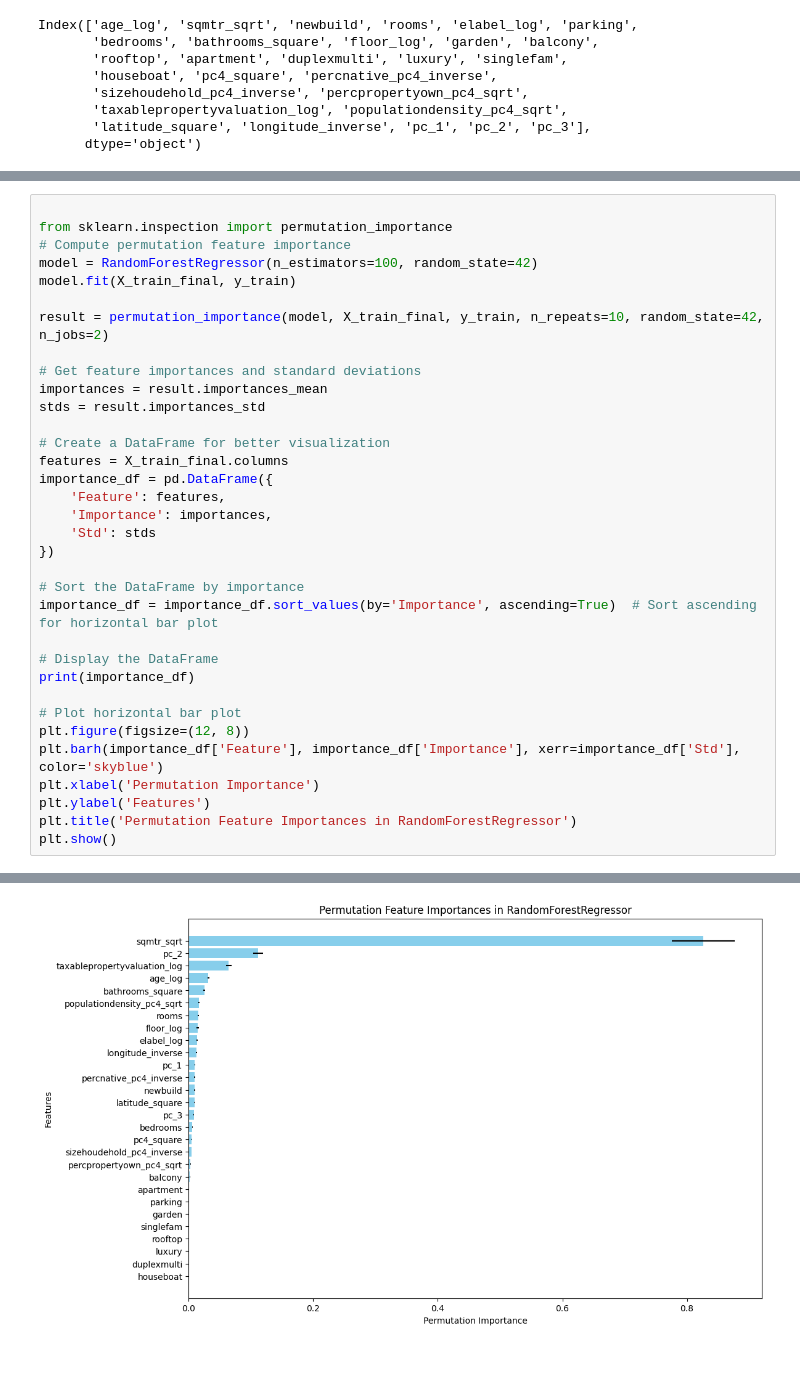
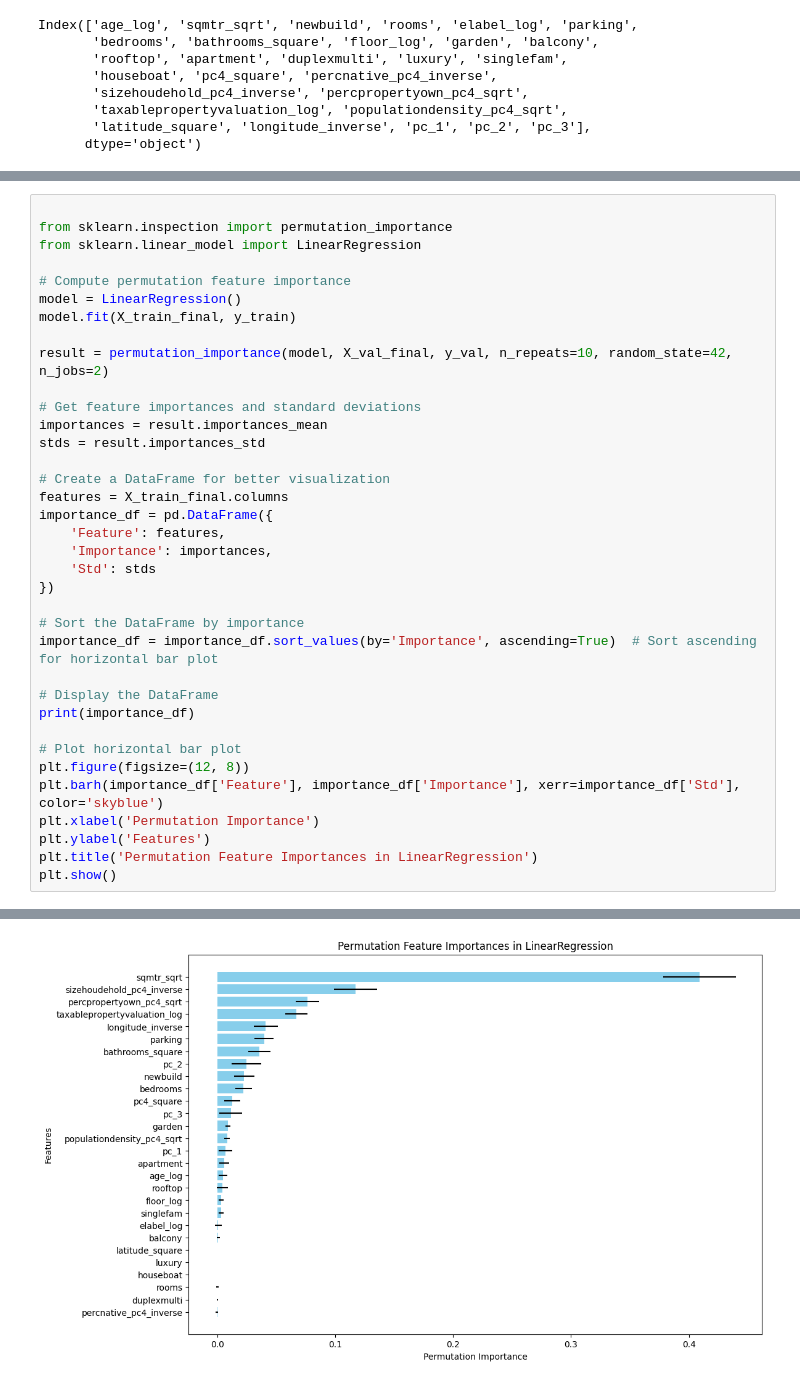
Before and after one commit to TheAphander/rentalprediction, a Jupyter notebook: pca.ipynb, the cells around one changed output, grey strips where cells are left out. Saved outputs shown, nothing was run; the diff lists cells and outputs as text.

Commit message:
Feature Importance

```diff
--- a/pca.ipynb
+++ b/pca.ipynb
@@ -198,11 +198,13 @@ plt.show()
 # %%
 
 from sklearn.inspection import permutation_importance
+from sklearn.linear_model import LinearRegression
+
 # Compute permutation feature importance
-model = RandomForestRegressor(n_estimators=100, random_state=42)
+model = LinearRegression()
 model.fit(X_train_final, y_train)
 
-result = permutation_importance(model, X_train_final, y_train, n_repeats=10, random_state=42, n_jobs=2)
+result = permutation_importance(model, X_val_final, y_val, n_repeats=10, random_state=42, n_jobs=2)
 
 # Get feature importances and standard deviations
 importances = result.importances_mean
@@ -227,6 +229,6 @@ plt.figure(figsize=(12, 8))
 plt.barh(importance_df['Feature'], importance_df['Importance'], xerr=importance_df['Std'], color='skyblue')
 plt.xlabel('Permutation Importance')
 plt.ylabel('Features')
-plt.title('Permutation Feature Importances in RandomForestRegressor')
+plt.title('Permutation Feature Importances in LinearRegression')
 plt.show()
 # %% [output]
@@ -250 +252 @@ plt.show()
-[figure, old version]
+[figure, new version]
```
Also changed, not shown: parts of 3 cells of this notebook.
